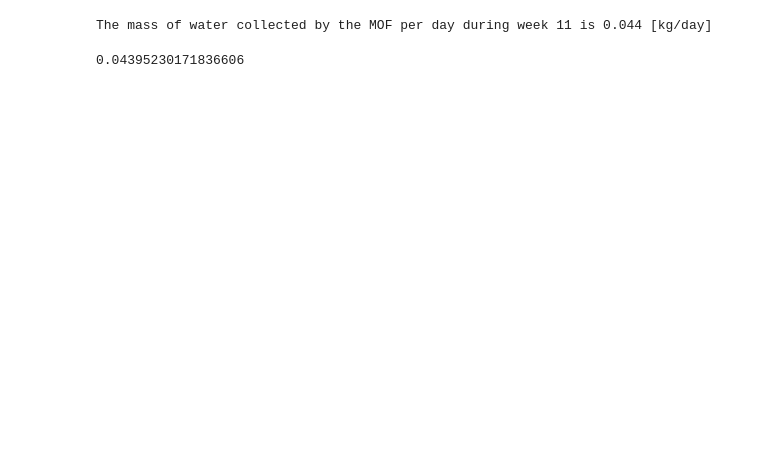
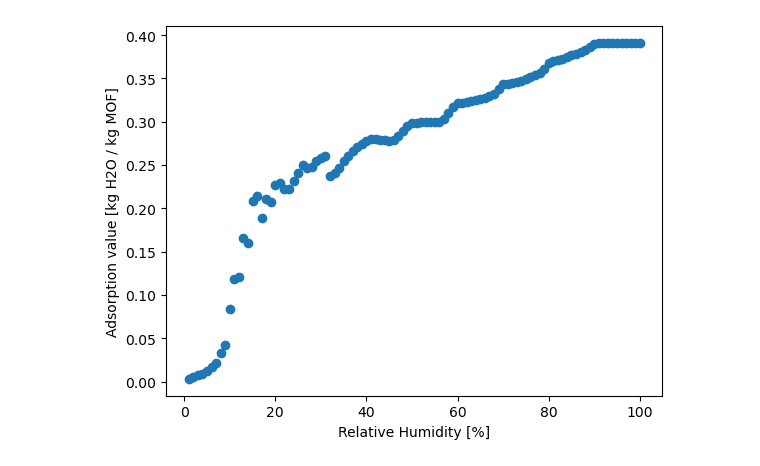
Before and after one commit to SimonEnsemble/water_harvesting, a Jupyter notebook: Skeleton.ipynb, the cells around one changed output. Cells and saved outputs as stored; diff of their text form; code cells hidden in the pictures; blank space fills up the shorter version.

```diff
--- a/Skeleton.ipynb
+++ b/Skeleton.ipynb
@@ -31,6 +31,6 @@ combined_df = pd.concat([ads_data_15, ads_data_25, ads_data_45, ads_data_65, ads
 combined_df_sorted = combined_df.sort_values('A') # Sorts the MOF 801 data by A values so it can be plotted and the curve can be calculated
 # %%
 # NOT HAPPY WITH THIS STEP
-n_of_A = interpolate.CubicSpline(combined_df_sorted['A'], combined_df_sorted['Water Uptake [kg kg-1]']) # Finds the equation of the characteristic curve
+n_of_A = interpolate.PchipInterpolator(combined_df_sorted['A'], combined_df_sorted['Water Uptake [kg kg-1]']) # Finds the equation of the characteristic curve
 # %%
 #RH in % here
@@ -92,7 +92,35 @@ def water_daily(week,kg_MOF):
 
     return water_mass
 # %%
-water_daily(11,1)
+# use water adsorption data and conditions to generate new isotherm curves by temp
+# given T, calculate all A and find ads point, then plot ads vs RH
+
+def new_isotherm(T):
+
+    ads_values = []
+    RH_values = []
+
+    for i in range(100):
+
+        A = -R * (T+273.15) * np.log((i+1)/100) # calculates polanyi potential for given T at given P/P_0
+
+        ads = n_of_A(A).item() # finds ads value for given A value
+
+        RH__current = i+1
+
+        ads_values.append(ads) # add these adsorption values to a list
+
+        RH_values.append(RH__current)
+
+    df_new_isotherm = pd.DataFrame(ads_values, columns=['Adsorption value [kg H2O / kg MOF]']) # create dataframe with the adsorption data
+
+    df_new_isotherm.insert(0,'Relative Humidity',RH_values) # add RH to the dataframe
+
+    plt.scatter(df_new_isotherm['Relative Humidity'], df_new_isotherm['Adsorption value [kg H2O / kg MOF]'])
+    plt.xlabel('Relative Humidity [%]')
+    plt.ylabel('Adsorption value [kg H2O / kg MOF]')
+
+
+new_isotherm(25)
 # %% [output]
-The mass of water collected by the MOF per day during week 11 is 0.044 [kg/day]
-0.04395230171836606
+[figure, added]
```
Also changed, not shown: parts of 6 cells of this notebook.
